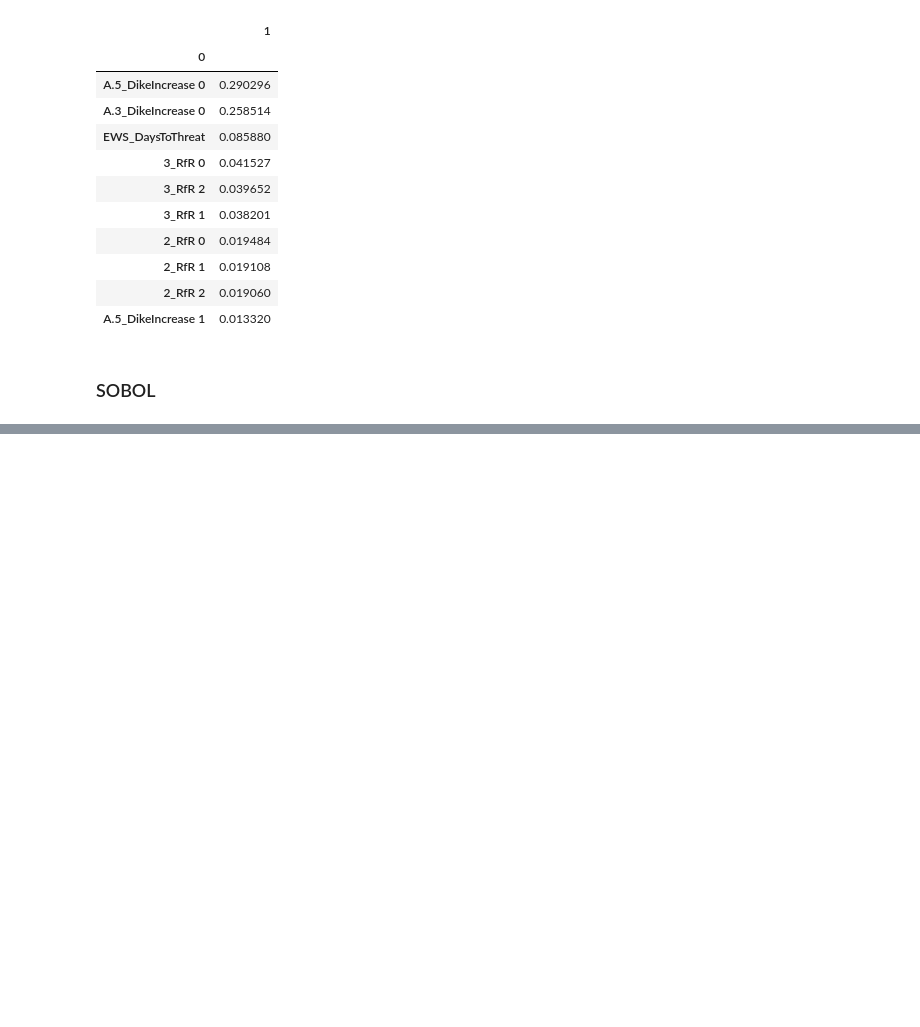
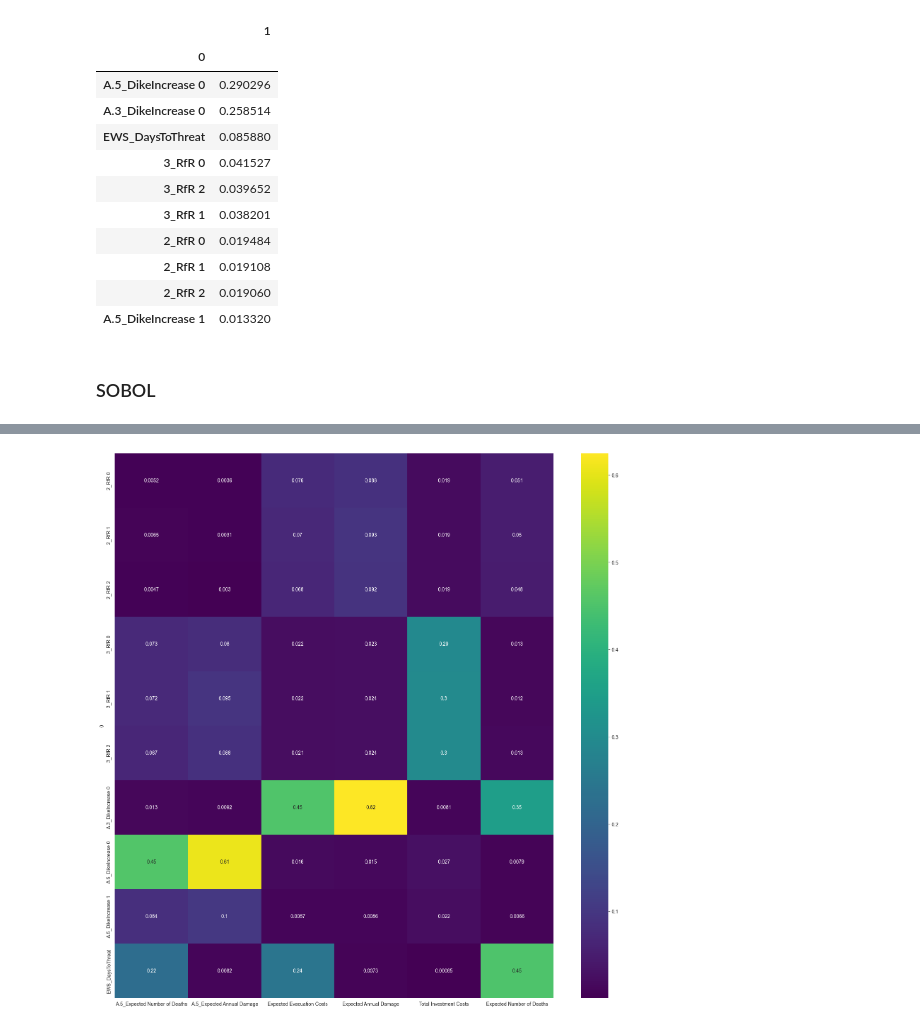
Before and after one commit to roesel1/EPA141A---MD, a Jupyter notebook: final assignment/Open_Exploration_Pol.ipynb, the cells around one changed output, grey strips where cells are left out. Cells and saved outputs as stored; diff of their text form; code cells hidden in the pictures; blank space fills up the shorter version.

```diff
--- a/final assignment/Open_Exploration_Pol.ipynb
+++ b/final assignment/Open_Exploration_Pol.ipynb
@@ -167,5 +167,13 @@ with open('./data/SOBOL_Pol_result.pkl', 'wb') as file:
     pickle.dump(results, file)
 # %%
 experiments_1, outcomes_1 = results
+# %%
+experiments_levers = experiments_1[["3_RfR 2", "3_RfR 1",
+                      "3_RfR 0", "2_RfR 0",
+                      "2_RfR 1", "2_RfR 2",
+                      "A.5_DikeIncrease 0",
+                      "A.5_DikeIncrease 1",
+                      "A.3_DikeIncrease 0",
+                      "EWS_DaysToThreat"]]
 # %%
-experiments_levers = experiments_1.iloc[:, 19:-3]
+# experiments_levers = experiments_1.iloc[:, 19:-3]
@@ -179,6 +203,15 @@ df = pd.DataFrame(outcomes_1)
 #
 # df_feature_importance_out = df[["Expected Annual Damage", "Expected Number of Deaths","A.5_Expected Annual Damage", "A.5_Expected Number of Deaths", "A.5 Total Costs"]]
 # ## Feature importance
+# %%
+x = experiments_levers
+y = df
+fig, ax = plt.subplots(figsize=(20,20))
+fs = feature_scoring.get_feature_scores_all(x, y)
+sns.heatmap(fs, cmap="viridis", annot=True,ax=ax)
+plt.show()
+# %% [output]
+[figure, added]
 # %%
 # outcomes_1["Expected Number of Deaths"] = df["Expected Number of Deaths"]
 # outcomes_1["Expected Annual Damage"] = df["Expected Annual Damage"]
```
Also changed, not shown: parts of 4 cells of this notebook, 5 other files.
